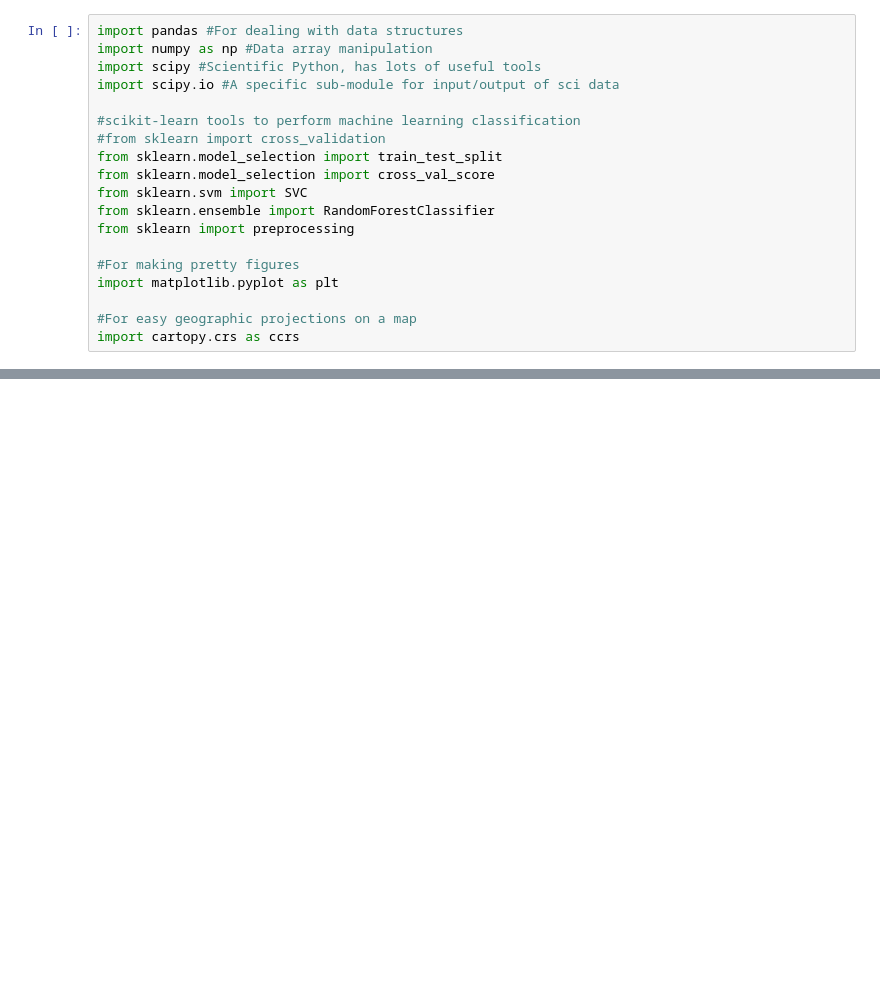
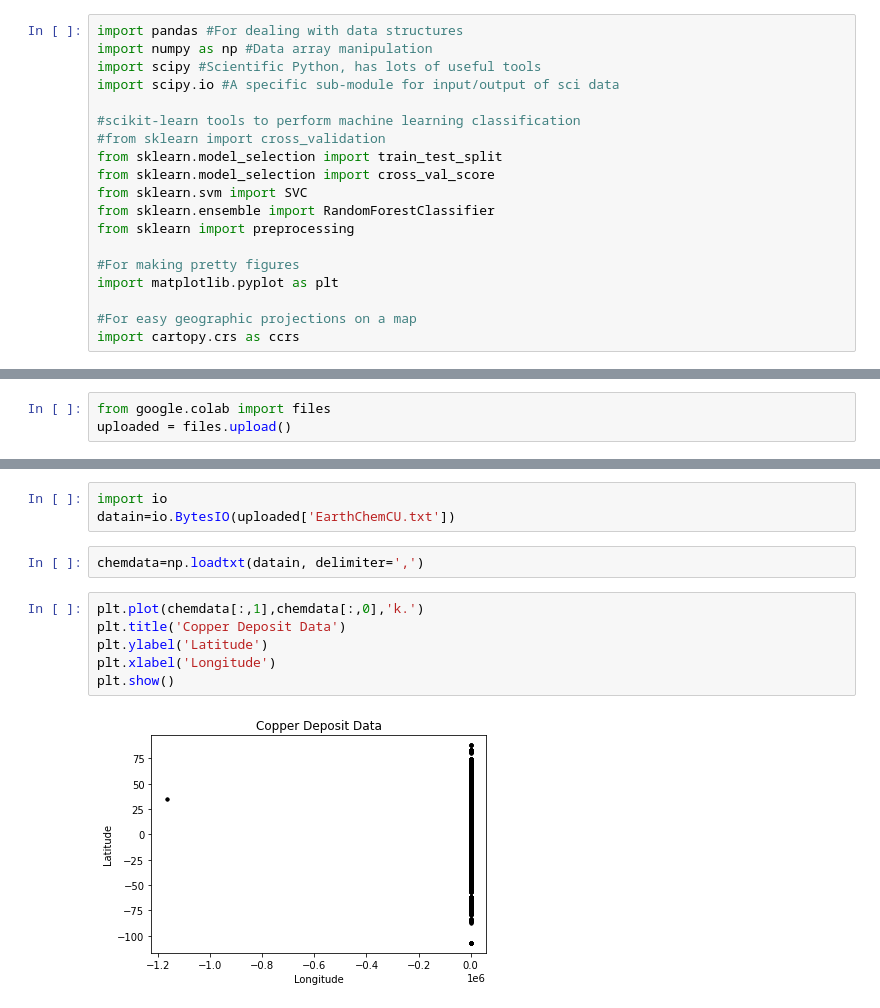
Before and after one commit to natbutter/geohack, a Jupyter notebook: geohack.ipynb, the cells around one changed output, grey strips where cells are left out. Drawn from its saved outputs; the diff is of its cells as text; blank space fills up the shorter version.

```diff
--- a/geohack.ipynb
+++ b/geohack.ipynb
@@ -65,0 +327,3 @@ some cahnges
+# %%
+from google.colab import files
+uploaded = files.upload()
@@ -65,0 +333,13 @@ some cahnges
+# %%
+import io
+datain=io.BytesIO(uploaded['EarthChemCU.txt'])
+# %%
+chemdata=np.loadtxt(datain, delimiter=',')
+# %%
+plt.plot(chemdata[:,1],chemdata[:,0],'k.')
+plt.title('Copper Deposit Data')
+plt.ylabel('Latitude')
+plt.xlabel('Longitude')
+plt.show()
+# %% [output]
+[figure, added]
```
Also changed, not shown: parts of 38 cells of this notebook.
